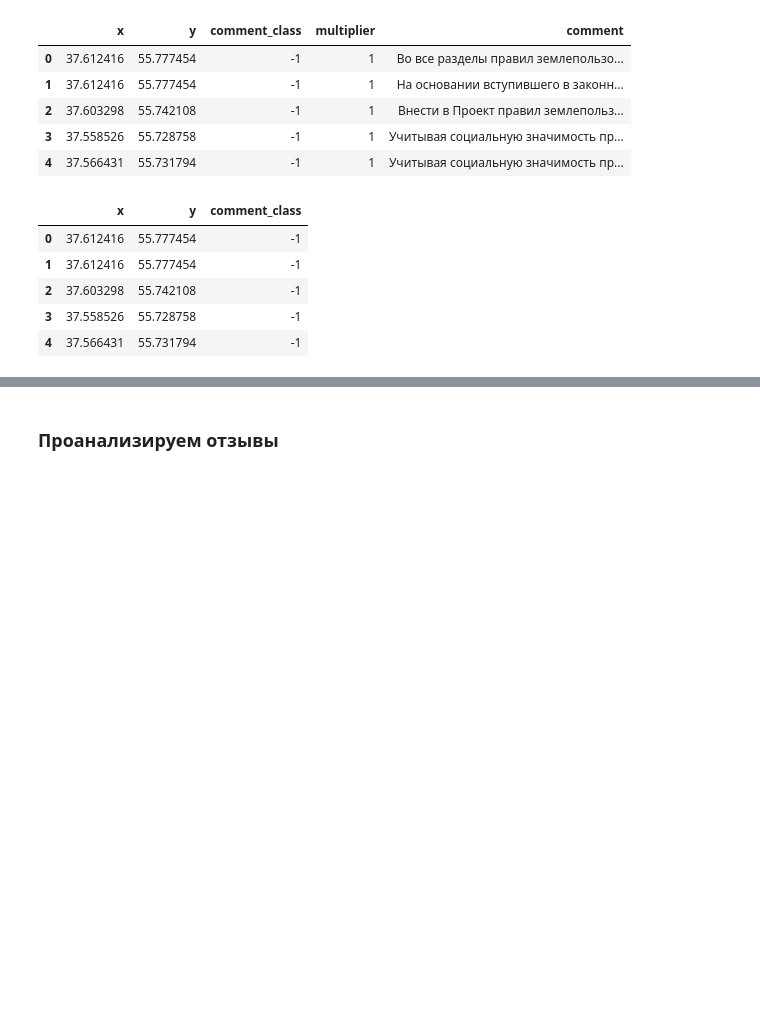
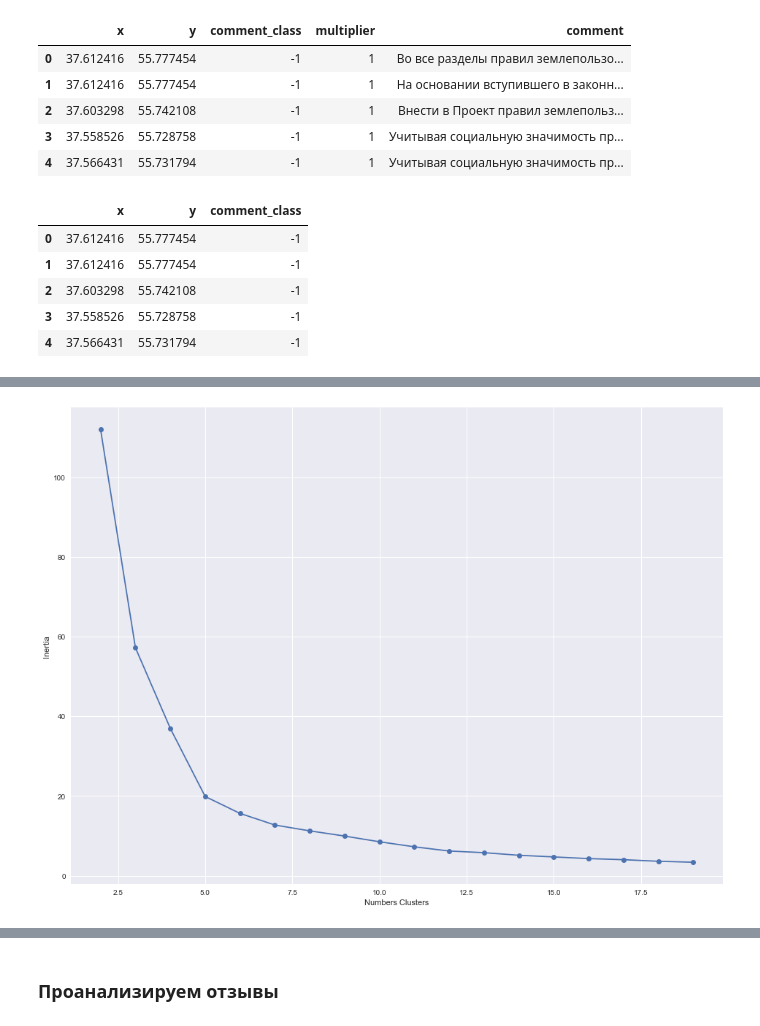
Before and after one commit to MaxVoloskiy/test, a Jupyter notebook: homework clustering.ipynb, the cells around one changed output, grey strips where cells are left out. Cells and saved outputs as stored; diff of their text form; code cells hidden in the pictures; blank space fills up the shorter version.

```diff
--- a/homework clustering.ipynb
+++ b/homework clustering.ipynb
@@ -85,0 +109,4 @@ array([0, 1, 2, 3, 4, 5, 6, 7], dtype=int32)
+# %%
+km = KMeans(n_clusters=11, random_state=0)
+km.fit(X)
+geo['cluster'] = km.labels_
@@ -110,0 +152,3 @@ A Jupyter Widget
+# %%
+X_positive = geo[geo['comment_class'] == 1][['y', 'x']]
+X_negative = geo[geo['comment_class'] == -1][['y', 'x']]
@@ -110,0 +164,6 @@ A Jupyter Widget
+# %%
+distortions = define_amount_clusters(X_positive, 2, 20)
+# %%
+plot_inertia(distortions)
+# %% [output]
+[figure, added]
```
Also changed, not shown: parts of 51 cells of this notebook, 4 other files.
